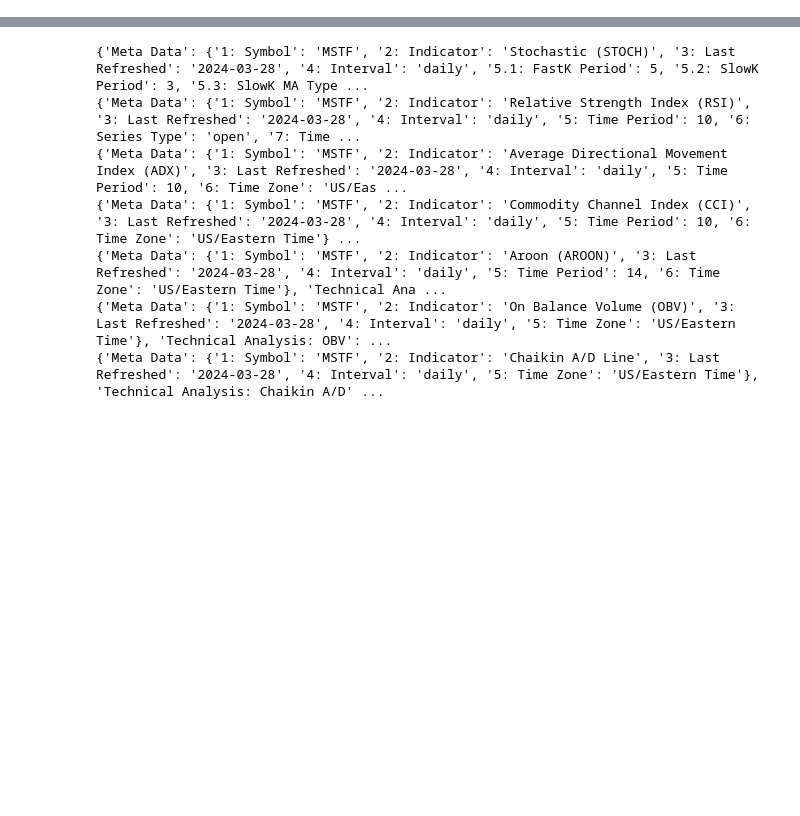
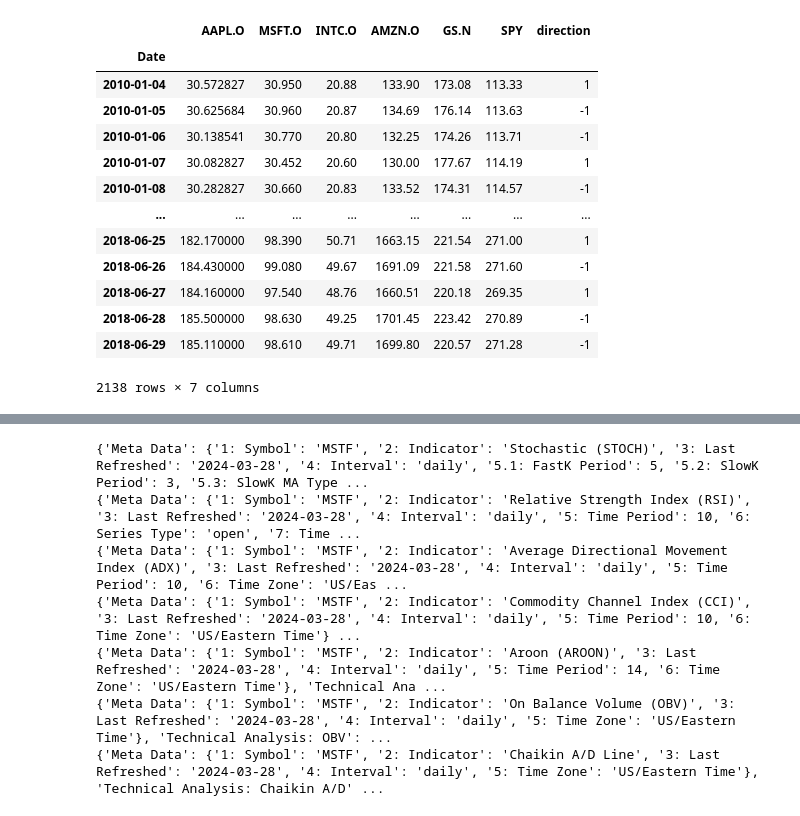
Before and after one commit to albertarielw/qf2103, a Jupyter notebook: hmm/data-collection/data.ipynb, the cells around one changed output, grey strips where cells are left out. Saved outputs shown, nothing was run; the diff lists cells and outputs as text; code cells hidden in the pictures; blank space fills up the shorter version.

```diff
--- a/hmm/data-collection/data.ipynb
+++ b/hmm/data-collection/data.ipynb
@@ -0,0 +10,24 @@
+# %%
+data = pd.read_csv('./data/tr_eikon_eod_data.csv', index_col = 0, parse_dates = True)
+data = data[['AAPL.O', 'MSFT.O', 'INTC.O', 'AMZN.O', 'GS.N', 'SPY']]
+data.dropna(inplace = True)
+
+# Direction: 1 means that tomorrow's price is >= today's price and -1 means that tomorrow's price < today's price
+data['direction'] = np.where(data['AAPL.O'] <= data['AAPL.O'].shift(-1), 1, -1)
+
+data
+# %% [output]
+|  | AAPL.O | MSFT.O | INTC.O | AMZN.O | GS.N | SPY | direction |
+| Date |  |  |  |  |  |  |  |
+| 2010-01-04 | 30.572827 | 30.950 | 20.88 | 133.90 | 173.08 | 113.33 | 1 |
+| 2010-01-05 | 30.625684 | 30.960 | 20.87 | 134.69 | 176.14 | 113.63 | -1 |
+| 2010-01-06 | 30.138541 | 30.770 | 20.80 | 132.25 | 174.26 | 113.71 | -1 |
+| 2010-01-07 | 30.082827 | 30.452 | 20.60 | 130.00 | 177.67 | 114.19 | 1 |
+| 2010-01-08 | 30.282827 | 30.660 | 20.83 | 133.52 | 174.31 | 114.57 | -1 |
+| ... | ... | ... | ... | ... | ... | ... | ... |
+| 2018-06-25 | 182.170000 | 98.390 | 50.71 | 1663.15 | 221.54 | 271.00 | 1 |
+| 2018-06-26 | 184.430000 | 99.080 | 49.67 | 1691.09 | 221.58 | 271.60 | -1 |
+| 2018-06-27 | 184.160000 | 97.540 | 48.76 | 1660.51 | 220.18 | 269.35 | 1 |
+| 2018-06-28 | 185.500000 | 98.630 | 49.25 | 1701.45 | 223.42 | 270.89 | -1 |
+| 2018-06-29 | 185.110000 | 98.610 | 49.71 | 1699.80 | 220.57 | 271.28 | -1 |
+2138 rows × 7 columns
```
Also changed, not shown: parts of 13 cells of this notebook.
